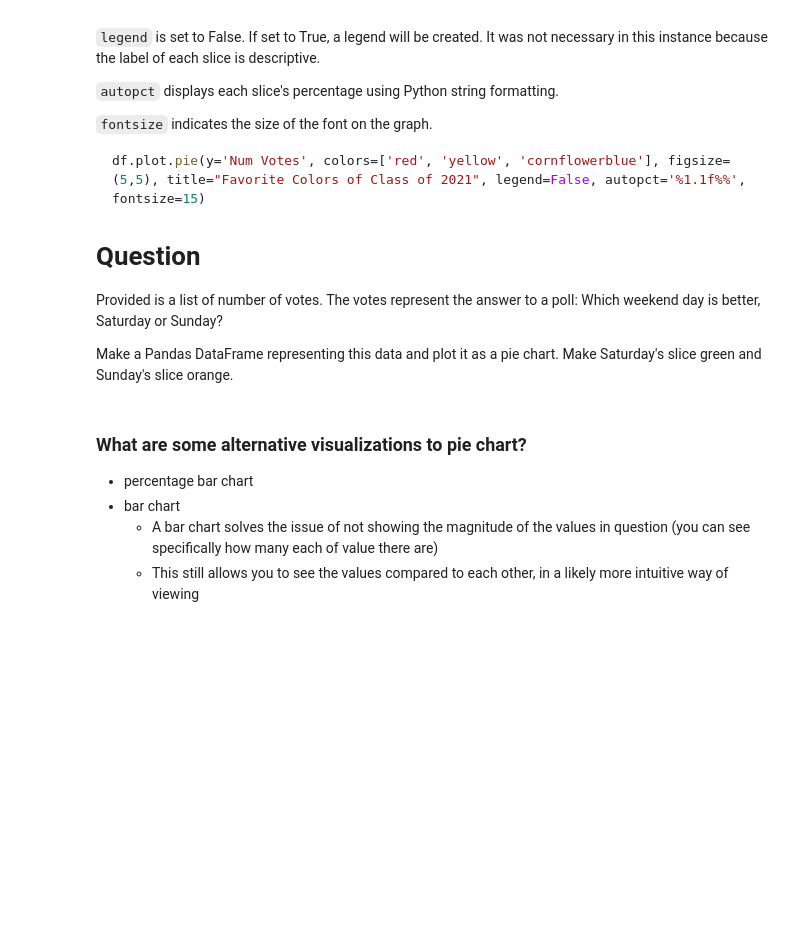
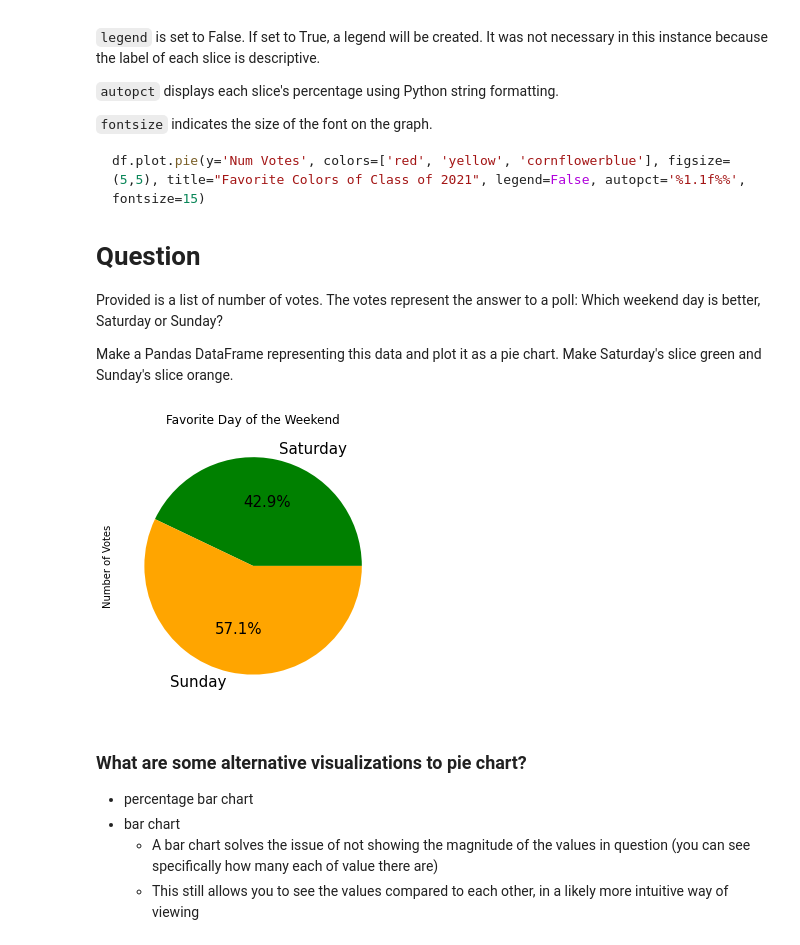
Before and after one commit to krishols/cisc367-resources, a Jupyter notebook: visualizations/pie_charts.ipynb, the cells around one changed output. Saved outputs shown, nothing was run; the diff lists cells and outputs as text; code cells hidden in the pictures; blank space fills up the shorter version.

```diff
--- a/visualizations/pie_charts.ipynb
+++ b/visualizations/pie_charts.ipynb
@@ -112,3 +113,11 @@ weekend_votes = [100, 133]
+# %%
+# list of votes
+weekend_votes = [100, 133]
+votes_df = pd.DataFrame(weekend_votes, index=['Saturday', 'Sunday'], columns=['Number of Votes'])
+votes_df.plot.pie(y='Number of Votes', colors=['green', 'orange'], figsize=(5, 5), title="Favorite Day of the Weekend", legend=False, autopct='%1.1f%%', fontsize=15)
+plt.show()
+# %% [output]
+[figure, added]
 # %% [markdown]
 ### What are some alternative visualizations to pie chart?
 - percentage bar chart
```
Also changed, not shown: parts of 5 cells of this notebook.
